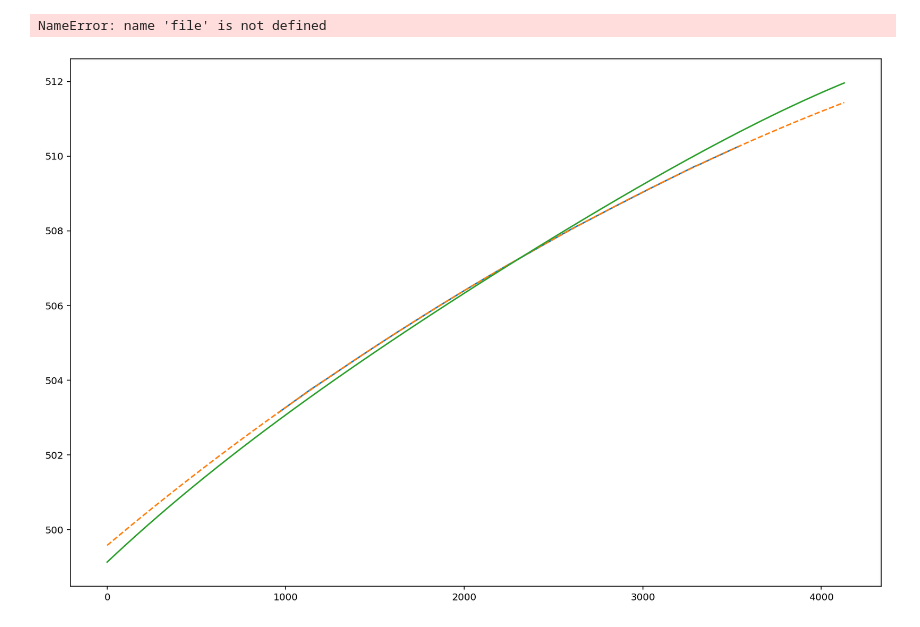
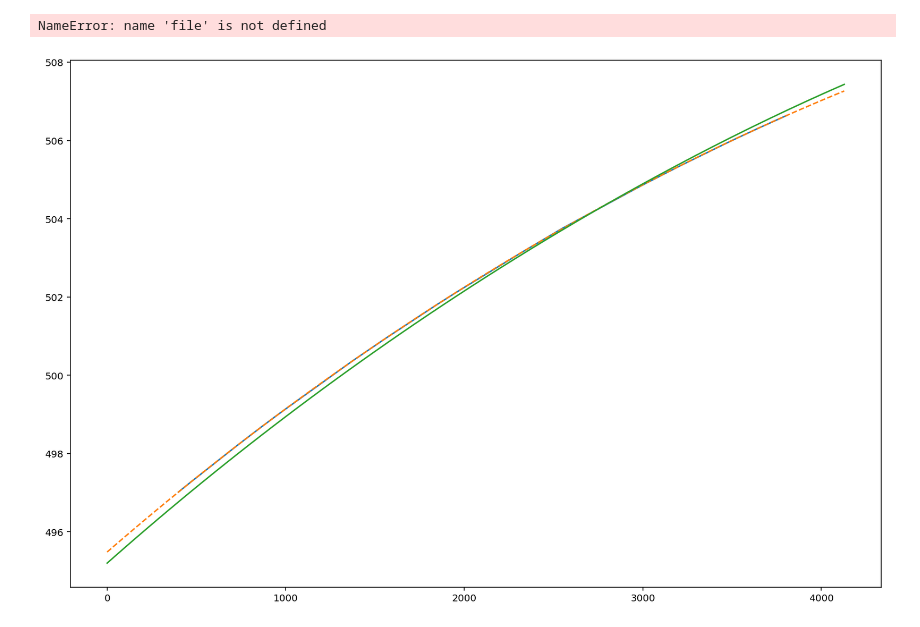
Before and after one commit to svenbuder/velocereduction, a Jupyter notebook: scripts/veloce_luminosa_wavelength_calibration.ipynb, the cells around one changed output. Drawn from its saved outputs; the diff is of its cells as text; code cells hidden in the pictures.

Commit message:
ccd 2 order 122 same

```diff
--- a/scripts/veloce_luminosa_wavelength_calibration.ipynb
+++ b/scripts/veloce_luminosa_wavelength_calibration.ipynb
@@ -313,7 +313,7 @@ for order in range(1,len(file)):
 # %% [output]
 NameError: name 'file' is not defined
 # %%
-for order_name in ['ccd_2_order_121']:
+for order_name in ['ccd_2_order_122']:
 
     plt.figure(figsize=(15,10))
     wavelength_coefficients = np.loadtxt('../veloce_luminosa_reduction/fixed_arc_positions/'+order_name+'_px_wl.txt',comments='#')
@@ -342,34 +342,34 @@ for order_name in ['ccd_2_order_121']:
     )
 
     try:
         adjusted_coeffs = [
             initial_wavelength_coeffs[order_name][0]-1.,
             initial_wavelength_coeffs[order_name][1]+0.0003,
             initial_wavelength_coeffs[order_name][2],
             initial_wavelength_coeffs[order_name][3],
             initial_wavelength_coeffs[order_name][4]
         ]
     except:
         adjusted_coeffs = [
             initial_wavelength_coeffs[order_name][0]-1.5,
             initial_wavelength_coeffs[order_name][1]+0.0003,
             initial_wavelength_coeffs[order_name][2],
             initial_wavelength_coeffs[order_name][3],
             0.0
         ]
 
     ydata = fourth_order(np.linspace(0,4128,100), *adjusted_coeffs)
 
 #     plt.ylim(np.min(ydata),np.max(ydata))
 
     plt.plot(
         np.linspace(0,4128,100),
         ydata
     )
     plt.show()
     plt.close()
 # %% [output]
-[figure, old version]
+[figure, new version]
 # %%
 def gaussian(x, b, A, mu, sigma):
     return b + A * np.exp(-(x - mu)**2 / (2 * sigma**2))
```
Also changed, not shown: 1 other file.
